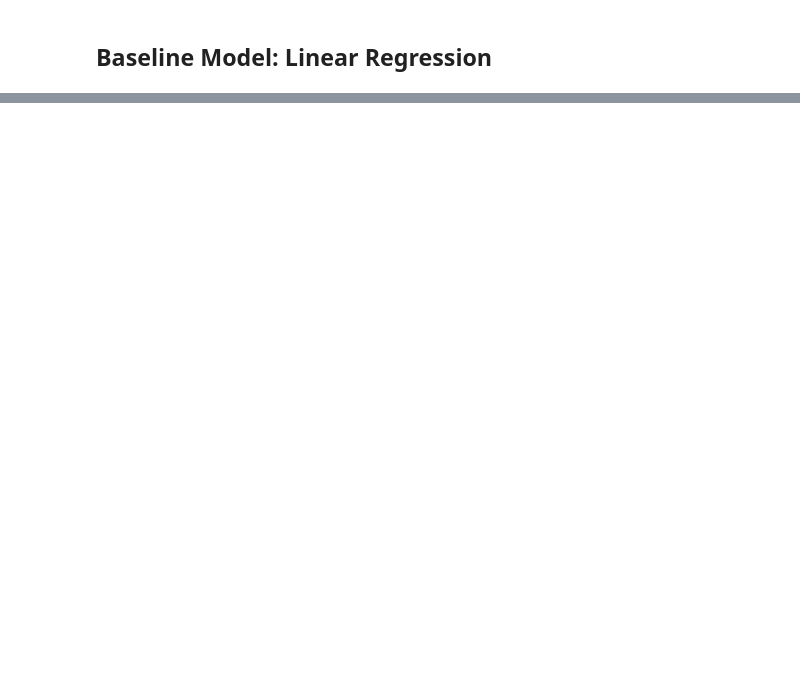
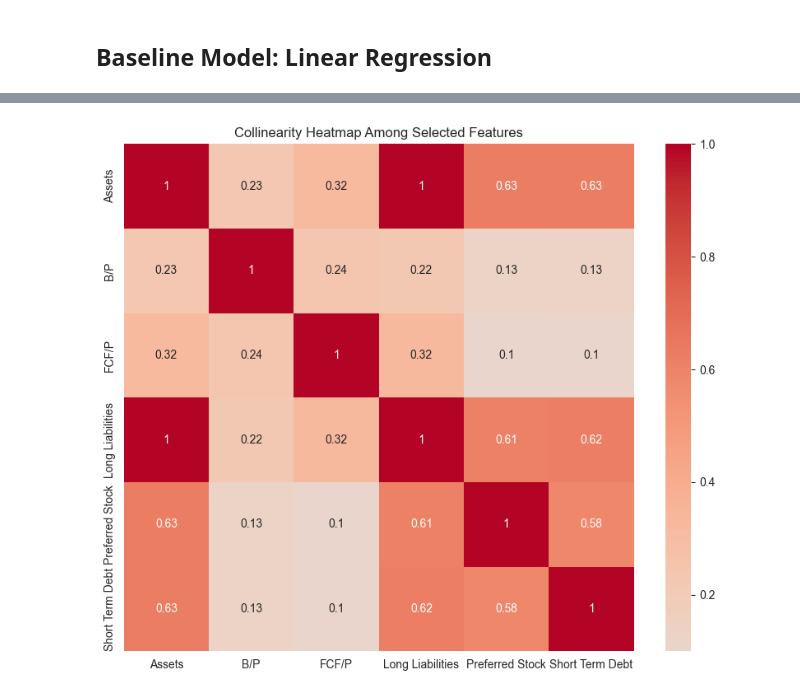
Before and after one commit to ElaineLi0320/CS6620project, a Jupyter notebook: financial_risk_eda.ipynb, the cells around one changed output, grey strips where cells are left out. Drawn from its saved outputs; the diff is of its cells as text; code cells hidden in the pictures; blank space fills up the shorter version.

```diff
--- a/financial_risk_eda.ipynb
+++ b/financial_risk_eda.ipynb
@@ -158,0 +247,10 @@ SyntaxError: invalid syntax (3315381358.py, line 46)
+# %%
+# Test Co-linearity between the highly correlated variables
+
+# Correlation heatmap of selected features
+plt.figure(figsize=(10, 8))
+sns.heatmap(df[selected.index].corr(), annot=True, cmap='coolwarm', center=0)
+plt.title("Collinearity Heatmap Among Selected Features")
+plt.show()
+# %% [output]
+[figure, added]
```
Also changed, not shown: parts of 28 cells of this notebook.
